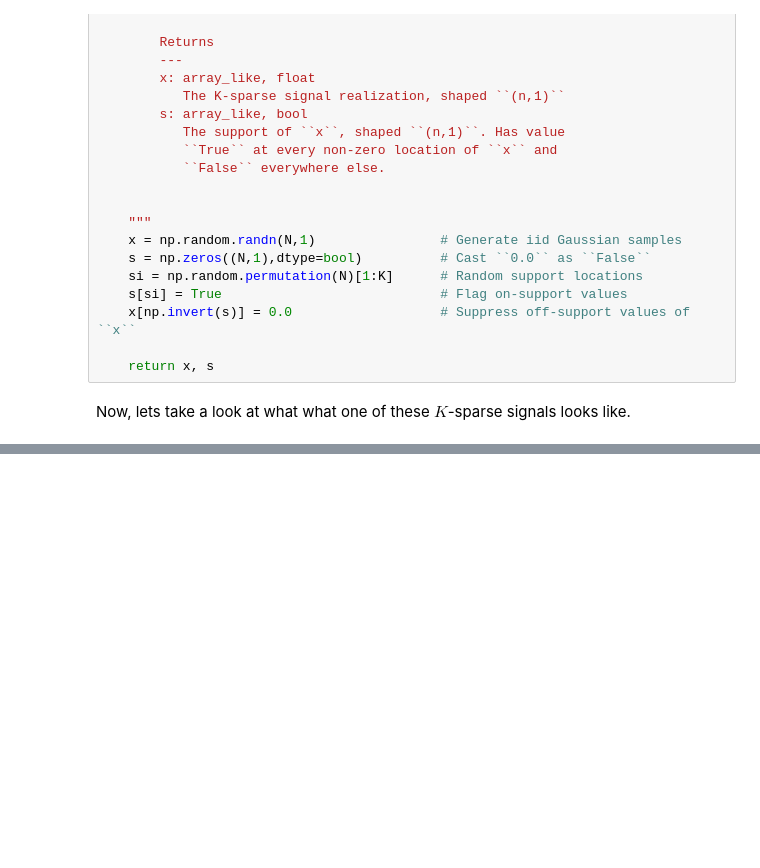
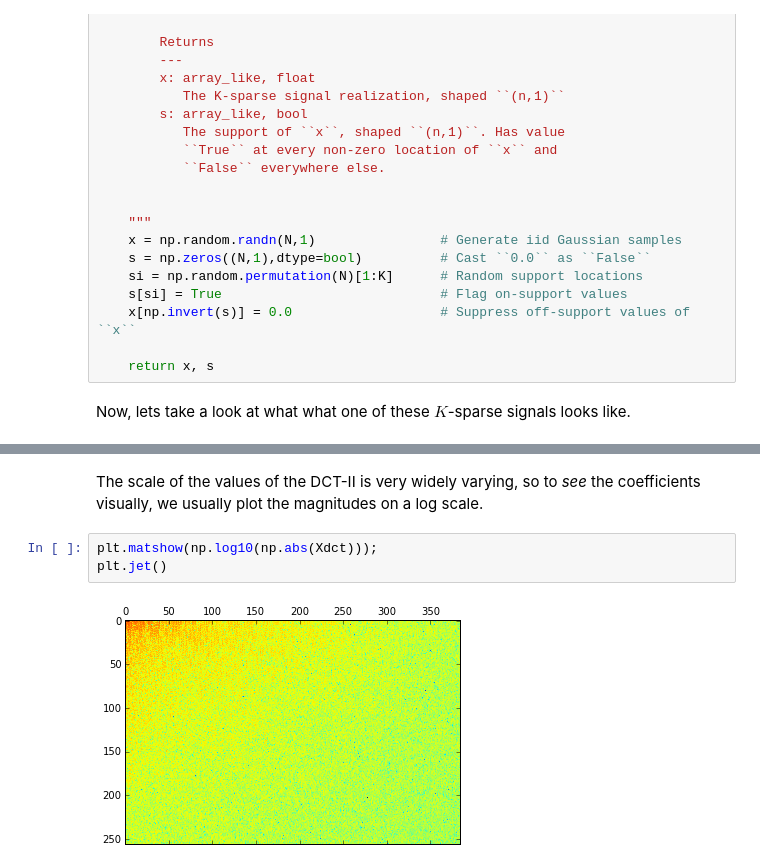
Before and after one commit to eric-tramel/PyIntroCS, a Jupyter notebook: 1_Sparsity.ipynb, the cells around one changed output, grey strips where cells are left out. Drawn from its saved outputs; the diff is of its cells as text; blank space fills up the shorter version.

```diff
--- a/1_Sparsity.ipynb
+++ b/1_Sparsity.ipynb
@@ -131,0 +403,7 @@ plt.plot(F)
+# %% [markdown]
+The scale of the values of the DCT-II is very widely varying, so to *see* the coefficients visually, we usually plot the magnitudes on a log scale.
+# %%
+plt.matshow(np.log10(np.abs(Xdct)));
+plt.jet()
+# %% [output]
+[figure, added]
```
Also changed, not shown: parts of 79 cells of this notebook, 5 other files.
